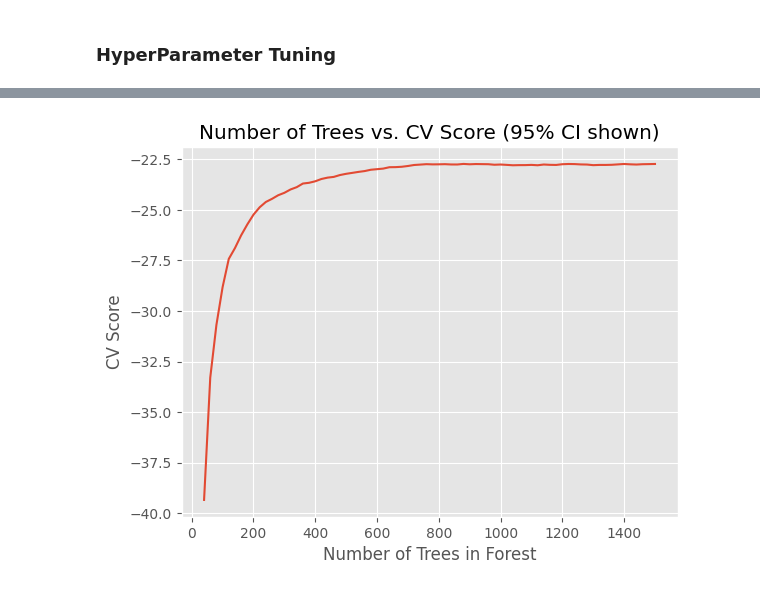
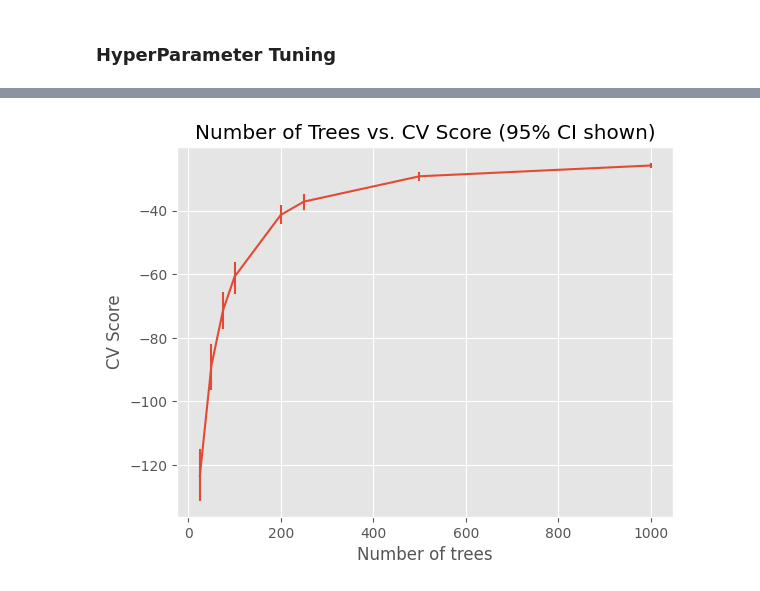
Before and after one commit to lstetson30/DS_Mentorship_Projects, a Jupyter notebook: Projects/Concrete_Strength_Regression/Notebooks/tree_models.ipynb, the cells around one changed output, grey strips where cells are left out. Drawn from its saved outputs; the diff is of its cells as text; code cells hidden in the pictures.

```diff
--- a/Projects/Concrete_Strength_Regression/Notebooks/tree_models.ipynb
+++ b/Projects/Concrete_Strength_Regression/Notebooks/tree_models.ipynb
@@ -150,3 +167,14 @@ plt.show()
 [figure]
 # %% [markdown]
 ## Random Forest Model
+# %%
+forest_baseline = RandomForestRegressor(random_state=0, oob_score=True)
+cv_score_forest_baseline = cross_val_score(forest_baseline, X_train, y_train, cv=5, scoring='neg_mean_squared_error').mean()
+forest_baseline.fit(X_train, y_train)
+baseline_forest_y_hat = forest_baseline.predict(X_test)
+mse_forest_baseline = mean_squared_error(y_test, baseline_forest_y_hat)
+oob_score_forest_baseline = forest_baseline.oob_score_
+
+print(f'Baseline Random Forest Train CV Score (MSE): {cv_score_forest_baseline:.3f}')
+print(f'Baseline Random Forest Test MSE: {mse_forest_baseline:.3f}')
+print(f'Baseline Random Forest OOB Score (R-squared): {oob_score_forest_baseline:.4f}')
@@ -153,8 +185,11 @@ plt.show()
 # %%
 forest = RandomForestRegressor(random_state=0, oob_score=True)
-params = {'n_estimators': [1, 5, 10, 20, 30, 40, 50, 75, 100, 125, 150],
-          'min_samples_split': [2, 5, 10, 25, 50, 100],
-          'max_features': [1, 2, 3, 4, 5]}
+params = {'n_estimators': [5, 10, 25, 50, 100, 150, 200, 300, 400, 500],
+          'max_depth': range(6, 21, 2),
+          'min_samples_split': [2, 5, 10],
+          'max_features': range(1,5),
+          'criterion': ['squared_error', 'absolute_error']
+          }
 
 grid_cv_tree = GridSearchCV(estimator=forest, param_grid=params, cv=5, scoring='neg_mean_squared_error', n_jobs=-1)
 grid_cv_tree.fit(X_train, y_train)
@@ -258,9 +257,11 @@ The selected random forest has a CV score (mean_test_score) that is within one s
 # %%
-final_random_forest = RandomForestRegressor(random_state=0, n_estimators=20, min_samples_split=2, max_features=3)
+final_random_forest = grid_cv_tree.best_estimator_
 final_random_forest.fit(X_train, y_train)
 y_hat_forest = final_random_forest.predict(X_test)
 mse_forest = mean_squared_error(y_test, y_hat_forest)
+final_forest_oob_score = final_random_forest.oob_score_
 
-print(f'Random Forest Train CV Score (MSE): {-1*forest_20_trees_3_feat.iloc[0]["mean_test_score"]:.3f}')
+print(f'Random Forest Train CV Score (MSE): {grid_cv_tree.best_score_:.3f}')
 print(f'Random Forest Test MSE: {mse_forest:.3f}')
+print(f'Random Forest OOB Score (R-Squared): {final_forest_oob_score:.4f}')
 # %% [output]
@@ -321,7 +334,14 @@ age :  0.37538956500120485
 # %%
 gbm = GradientBoostingRegressor(random_state=0)
 
-gbm_params = {'n_estimators': range(40, 1001, 20)}
+gbm_params = {'n_estimators': [25, 50, 75, 100, 200, 250, 500, 1000],
+              'loss': ['squared_error', 'absolute_error'],
+              'learning_rate': [0.01, 0.05, 0.1],
+              'subsample': [0.8, 0.9, 1.0],
+              'min_samples_split': [2,5,10],
+              'max_depth': [2, 4, 8],
+              'max_features': ['auto', 'sqrt']
+              }
 
 grid_cv_gbm = GridSearchCV(gbm, param_grid=gbm_params, cv=5, scoring='neg_mean_squared_error', n_jobs=-1)
 grid_cv_gbm.fit(X_train, y_train)
@@ -349,8 +371,8 @@ for i in range(40, 1001, 20):
 # %%
-sns.lineplot(data=grid_cv_results_gbm, x='param_n_estimators', y='mean_test_score')
+sns.lineplot(data=grid_cv_results_gbm, x='param_n_estimators', y='mean_test_score', err_style='bars')
 plt.ylabel('CV Score')
-plt.xlabel('Number of Trees in Forest')
+plt.xlabel('Number of trees')
 plt.title('Number of Trees vs. CV Score (95% CI shown)')
 plt.show()
 # %% [output]
-[figure, old version]
+[figure, new version]
```
Also changed, not shown: parts of 58 cells of this notebook, 4 other files.
